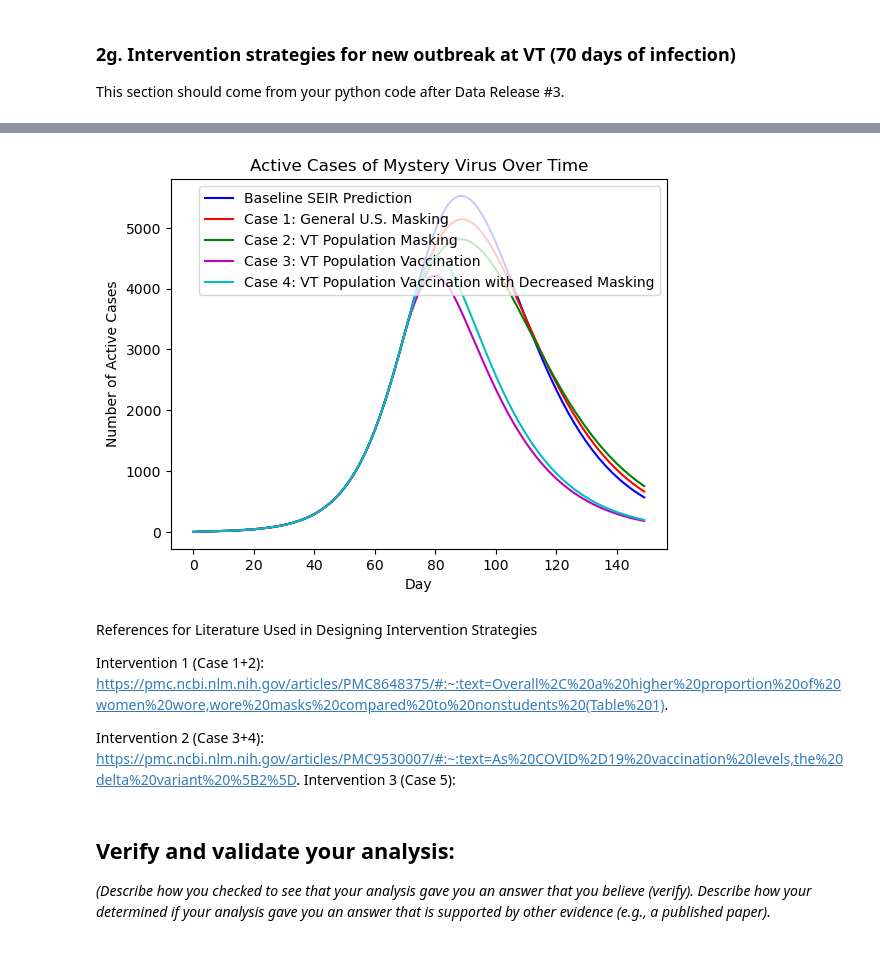
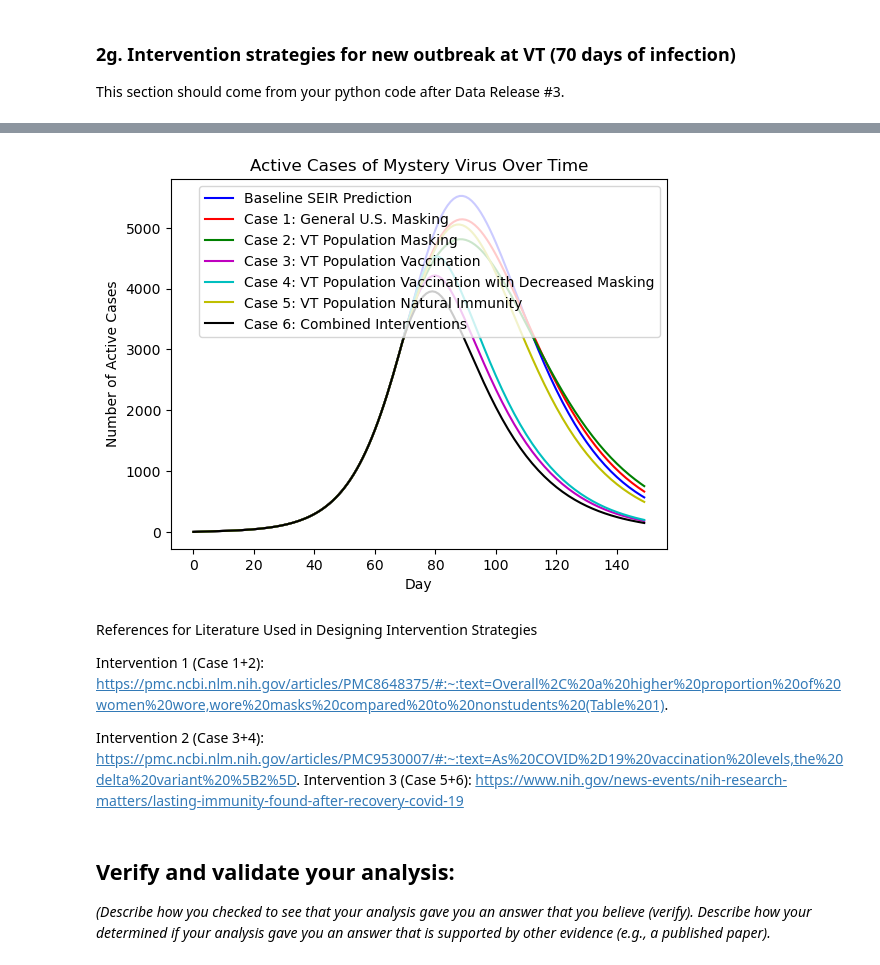
Before and after one commit to Owensines/Module-2-Epidemics-SIR-Modeling, a Jupyter notebook: Notebook examples/Module_2_Notebook_PS_OS.ipynb, the cells around one changed output, grey strips where cells are left out. Drawn from its saved outputs; the diff is of its cells as text; code cells hidden in the pictures.

```diff
--- a/Notebook examples/Module_2_Notebook_PS_OS.ipynb
+++ b/Notebook examples/Module_2_Notebook_PS_OS.ipynb
@@ -313,38 +300,47 @@ plt.show()
 #We expect the peak to be higher at VT than at UVA because of the larger population size, but we also expect the peak to occur later because the initial number of cases is lower and it will take longer for the virus to spread through the population.
 N_VT = 31000 #population size at VT
 S0_VT = N_VT-40
 E0_VT = 40 #assumption for now, will be accounted for by grid search optimization
 I0_VT = 1
 R0_VT = 0
 S_baseline, E_baseline, I_baseline, R_baseline = seir_euler(best_beta, best_sigma, best_gamma, S0_VT, E0_VT, I0_VT, R0_VT, future_timepoints, N_VT)
 plt.plot(future_timepoints, I_baseline, 'b-', label='Baseline SEIR Prediction')
 plt.title('Active Cases of Mystery Virus Over Time')
 plt.xlabel('Day')
 plt.ylabel('Number of Active Cases')
 #Intervention scenario 1: Testing effect of masking on the outbreak
 #Case 1: Masking reduces the transmission rate by __% (based on how likely general U.S. population is to wear masks)
 case_1_beta = best_beta *(1-(0.5*0.4)) #assumption that masking reduces transmission rate by 50%, can adjust this based on the specific intervention being modeled
-S_case1, E_case1, I_case1, R_case1 = seir_euler_intervention(best_beta, case_1_beta, best_sigma, best_gamma, S0_VT, E0_VT, I0_VT, R0_VT, future_timepoints, N_VT)
+S_case1, E_case1, I_case1, R_case1 = seir_euler_intervention(best_beta, case_1_beta, best_sigma, best_gamma, best_gamma, S0_VT, E0_VT, I0_VT, R0_VT, future_timepoints, N_VT)
 plt.plot(future_timepoints, I_case1, 'r-', label='Case 1: General U.S. Masking')
 #Case 2: Masking reduces the transmission rate by __% (based on how likely VT population is to wear masks)
 case_2_beta = best_beta *(1-(0.85*0.4)) #assumption that masking reduces transmission rate by 15%, can adjust this based on the specific intervention being modeled
-S_case2, E_case2, I_case2, R_case2 = seir_euler_intervention(best_beta, case_2_beta, best_sigma, best_gamma, S0_VT, E0_VT, I0_VT, R0_VT, future_timepoints, N_VT)
+S_case2, E_case2, I_case2, R_case2 = seir_euler_intervention(best_beta, case_2_beta, best_sigma, best_gamma, best_gamma, S0_VT, E0_VT, I0_VT, R0_VT, future_timepoints, N_VT)
 plt.plot(future_timepoints, I_case2, 'g-', label='Case 2: VT Population Masking')
 #Intervention scenario 2: Testing effect of vaccines and masking on the outbreak
 #Case 3: Vaccinations with a rate of 500 people per day with the same 85% masking compliance as VT population
-S_case3, E_case3, I_case3, R_case3 = seir_euler_intervention(best_beta, case_2_beta, best_sigma, best_gamma, S0_VT, E0_VT, I0_VT, R0_VT, future_timepoints, N_VT, 1000)
+S_case3, E_case3, I_case3, R_case3 = seir_euler_intervention(best_beta, case_2_beta, best_sigma, best_gamma, best_gamma, S0_VT, E0_VT, I0_VT, R0_VT, future_timepoints, N_VT, 1000)
 plt.plot(future_timepoints, I_case3, 'm-', label='Case 3: VT Population Vaccination')
 #Case 4: Case 3 updated with realistically lower masking compliance
 #During vaccination rollout, masking compliance is likely to decrease because people will feel safer and less likely to wear masks
 #Between April and June 2021, mask wearing at work or school declined among both those vaccinated (74% to 49%) and unvaccinated (46% to 35%)
 #average of those declines is about 51% decrease in masking compliance
 case_4_beta = 1.5*case_2_beta #assumption that masking reduces transmission rate by 50%
-S_case4, E_case4, I_case4, R_case4 = seir_euler_intervention(best_beta, case_4_beta, best_sigma, best_gamma, S0_VT, E0_VT, I0_VT, R0_VT, future_timepoints, N_VT, 1000)
+S_case4, E_case4, I_case4, R_case4 = seir_euler_intervention(best_beta, case_4_beta, best_sigma, best_gamma, best_gamma, S0_VT, E0_VT, I0_VT, R0_VT, future_timepoints, N_VT, 1000)
 plt.plot(future_timepoints, I_case4, 'c-', label='Case 4: VT Population Vaccination with Decreased Masking')
+#Intervention scenario 3: Testing effect of increased immunity  from prior infectionon the outbreak
+#Natural immunity from prior infection is effective for managing the severity of the disease/symptoms but does not necessarily prevent reinfection or transmission, so we will model this as a increase in the recovery rate (gamma)
+#Case 5: Natural immunity from prior infection increases the recovery rate by 10% (estimate)
+gamma_case5 = 1.1*best_gamma
+S_case5, E_case5, I_case5, R_case5 = seir_euler_intervention(best_beta, best_beta, best_sigma, best_gamma, gamma_case5, S0_VT, E0_VT, I0_VT, R0_VT, future_timepoints, N_VT)
+plt.plot(future_timepoints, I_case5, 'y-', label='Case 5: VT Population Natural Immunity')
+#Case 6: Combined intervention testing natural immunity + masking with 85% compliance + vaccination with a rate of 1000 people per day
+S_case6, E_case6, I_case6, R_case6 = seir_euler_intervention(best_beta, case_2_beta, best_sigma, best_gamma, gamma_case5, S0_VT, E0_VT, I0_VT, R0_VT, future_timepoints, N_VT, 1000)
+plt.plot(future_timepoints, I_case6, 'k-', label='Case 6: Combined Interventions')
 plt.legend()
 plt.show()
 # %% [output]
-[figure, old version]
+[figure, new version]
 # %% [markdown]
 References for Literature Used in Designing Intervention Strategies
 
@@ -352,7 +348,7 @@ Intervention 1 (Case 1+2):
 https://pmc.ncbi.nlm.nih.gov/articles/PMC8648375/#:~:text=Overall%2C%20a%20higher%20proportion%20of%20women%20wore,wore%20masks%20compared%20to%20nonstudents%20(Table%201).
 
 Intervention 2 (Case 3+4): https://pmc.ncbi.nlm.nih.gov/articles/PMC9530007/#:~:text=As%20COVID%2D19%20vaccination%20levels,the%20delta%20variant%20%5B2%5D.
-Intervention 3 (Case 5):
+Intervention 3 (Case 5+6): https://www.nih.gov/news-events/nih-research-matters/lasting-immunity-found-after-recovery-covid-19
 # %% [markdown]
 ## Verify and validate your analysis:
 
```
Also changed, not shown: parts of 2 cells of this notebook.
